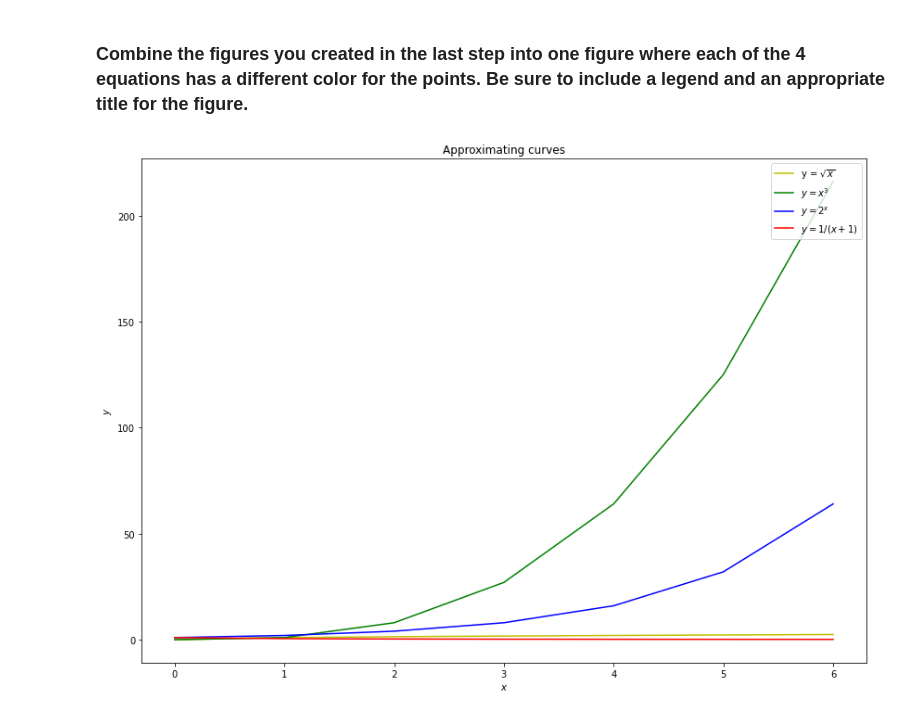
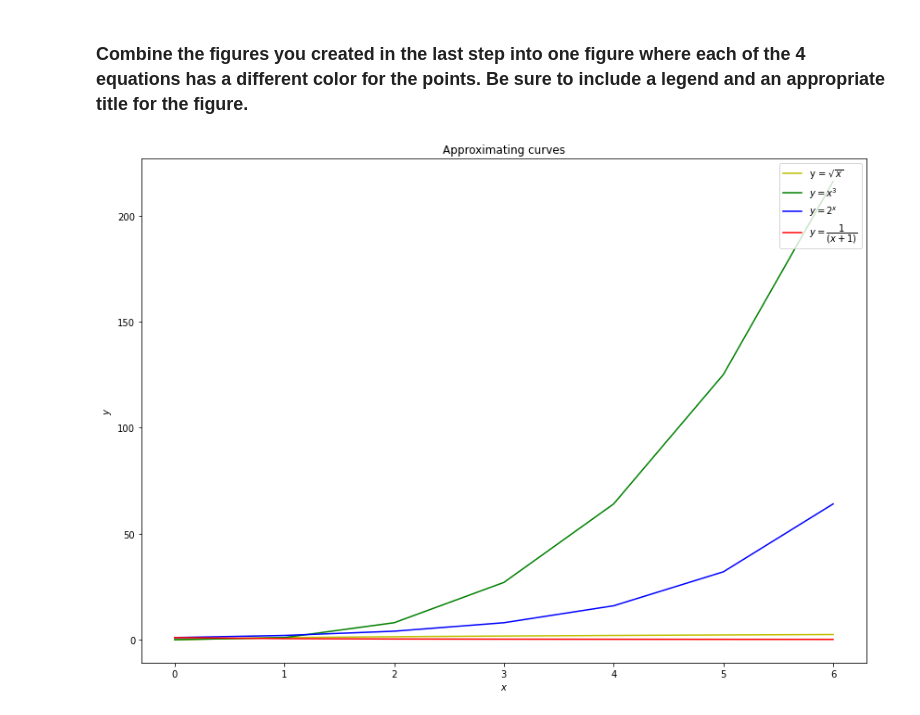
Before and after one commit to veronica-f-reyes/numpy-pandas-visualization-ex, a Jupyter notebook: matplotlib_exercises.ipynb, the cells around one changed output. Cells and saved outputs as stored; diff of their text form; code cells hidden in the pictures.

```diff
--- a/matplotlib_exercises.ipynb
+++ b/matplotlib_exercises.ipynb
@@ -121,20 +121,20 @@ plt.show()
 # %%
 # some data to play with
 x = list(range(0, 7))
 
 plt.figure(figsize=(14, 10)) # (width, height)
 
 plt.plot(x,[np.sqrt([n]) for n in x], 'y', label='y = $\sqrt{x}$')
 plt.plot(x, [n ** 3 for n in x], 'g', label='$y = x^3$')
 plt.plot(x, [2 ** n for n in x] , 'b', label='$y = 2^x$')
-plt.plot(x, [1/(n+1) for n in x], 'r', label='$y = 1 / (x+1)$')
+plt.plot(x, [1/(n+1) for n in x], 'r', label='$y = \dfrac{1}{(x+1)}$')
 
 plt.legend(loc='upper right')
 plt.title('Approximating curves')
 plt.xlabel('$x$')
 plt.ylabel('$y$')
 
 
 plt.show()
 # %% [output]
-[figure, old version]
+[figure, new version]
```
Also changed, not shown: parts of 1 cell of this notebook, 1 other file.
